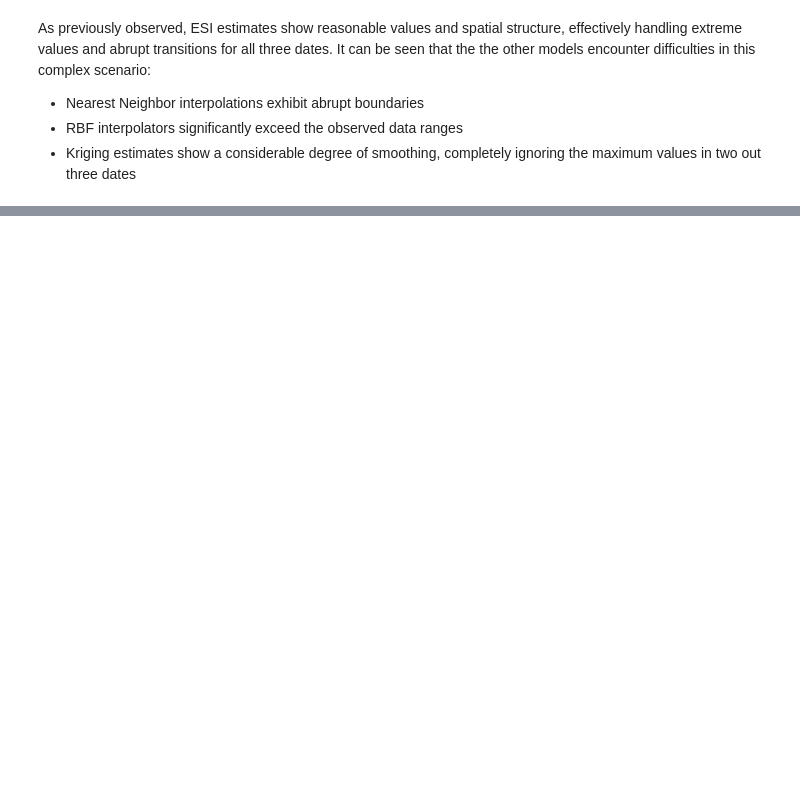
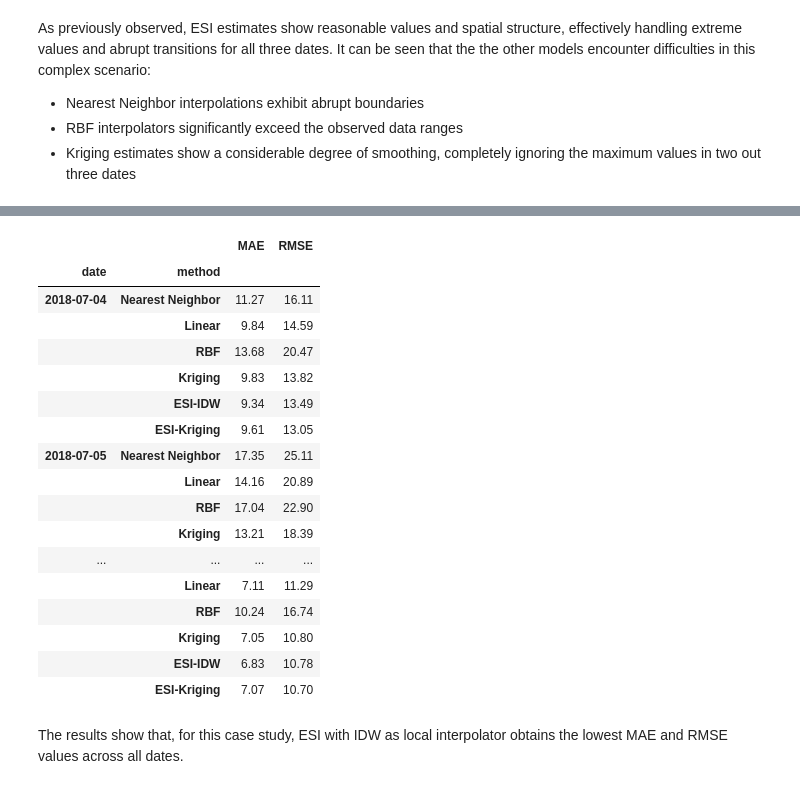
Before and after one commit to alges/spatialize-examples, a Jupyter notebook: examples/esi_implementations/esi_2.5d.ipynb, the cells around one changed output, grey strips where cells are left out. Saved outputs shown, nothing was run; the diff lists cells and outputs as text; code cells hidden in the pictures; blank space fills up the shorter version.

```diff
--- a/examples/esi_implementations/esi_2.5d.ipynb
+++ b/examples/esi_implementations/esi_2.5d.ipynb
@@ -211,0 +383,37 @@ It can be seen that the the other models encounter difficulties in this complex
+# %%
+# Executing loo
+loo_results = []
+
+names = ['Nearest Neighbor', 'Linear', 'RBF', 'Kriging', 'ESI-IDW', 'ESI-Kriging']
+functions = [scipy_prediction,
+             scipy_prediction,
+             rbf_prediction,
+             kriging_prediction,
+             esi_prediction,
+             esi_prediction]
+
+for date in case_study.dates:
+    # for the methods with configurable parameters, we reuse the optimal values previously found
+    args_list = [{'method': 'nearest'},
+                {'method': 'linear'},
+                {},
+                {'method': parameters_ok.loc[date, 'method'],
+                 'n_closest_points': parameters_ok.loc[date, 'n_closest_points'],
+                 'variogram_model': parameters_ok.loc[date, 'variogram_model'],
+                 'nlags': parameters_ok.loc[date, 'nlags']},
+                {'local_interpolator': 'idw',
+                 'alpha': parameters_idw.loc[date, 'alpha'],
+                 'exponent': parameters_idw.loc[date, 'exponent']},
+                {'local_interpolator': 'kriging',
+                 'alpha': parameters_kriging.loc[date, 'alpha'],
+                 'model': parameters_kriging.loc[date, 'model'],
+                 'nugget': parameters_kriging.loc[date, 'nugget'],
+                 'range': parameters_kriging.loc[date, 'range'],
+                 'sill': 1}
+    ]
+    for function, args, name in zip(functions, args_list, names):
+        mae, rmse = loo_validation(points[date], values[date], function, **args)
+
+        loo_results.append({'date': date, 'method': name, 'MAE': mae, 'RMSE': rmse})
+
+loo_results_df = pd.DataFrame(loo_results)
@@ -211,0 +438,23 @@ It can be seen that the the other models encounter difficulties in this complex
+# %%
+loo_results_df.set_index(['date', 'method'])
+# %% [output]
+|  |  | MAE | RMSE |
+| date | method |  |  |
+| 2018-07-04 | Nearest Neighbor | 11.27 | 16.11 |
+|  | Linear | 9.84 | 14.59 |
+|  | RBF | 13.68 | 20.47 |
+|  | Kriging | 9.83 | 13.82 |
+|  | ESI-IDW | 9.34 | 13.49 |
+|  | ESI-Kriging | 9.61 | 13.05 |
+| 2018-07-05 | Nearest Neighbor | 17.35 | 25.11 |
+|  | Linear | 14.16 | 20.89 |
+|  | RBF | 17.04 | 22.90 |
+|  | Kriging | 13.21 | 18.39 |
+| ... | ... | ... | ... |
+|  | Linear | 7.11 | 11.29 |
+|  | RBF | 10.24 | 16.74 |
+|  | Kriging | 7.05 | 10.80 |
+|  | ESI-IDW | 6.83 | 10.78 |
+|  | ESI-Kriging | 7.07 | 10.70 |
+# %% [markdown]
+The results show that, for this case study, ESI with IDW as local interpolator obtains the lowest MAE and RMSE values across all dates.
```
Also changed, not shown: parts of 19 cells of this notebook.
